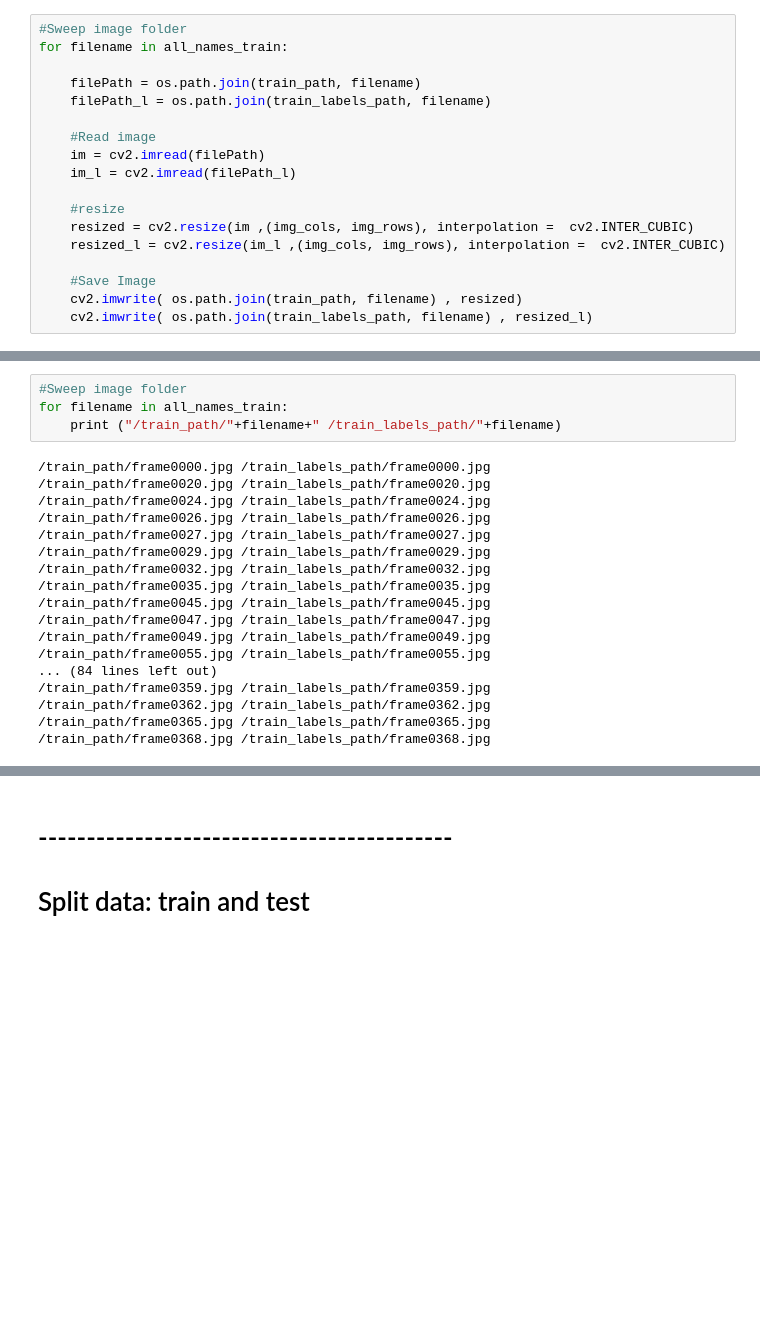
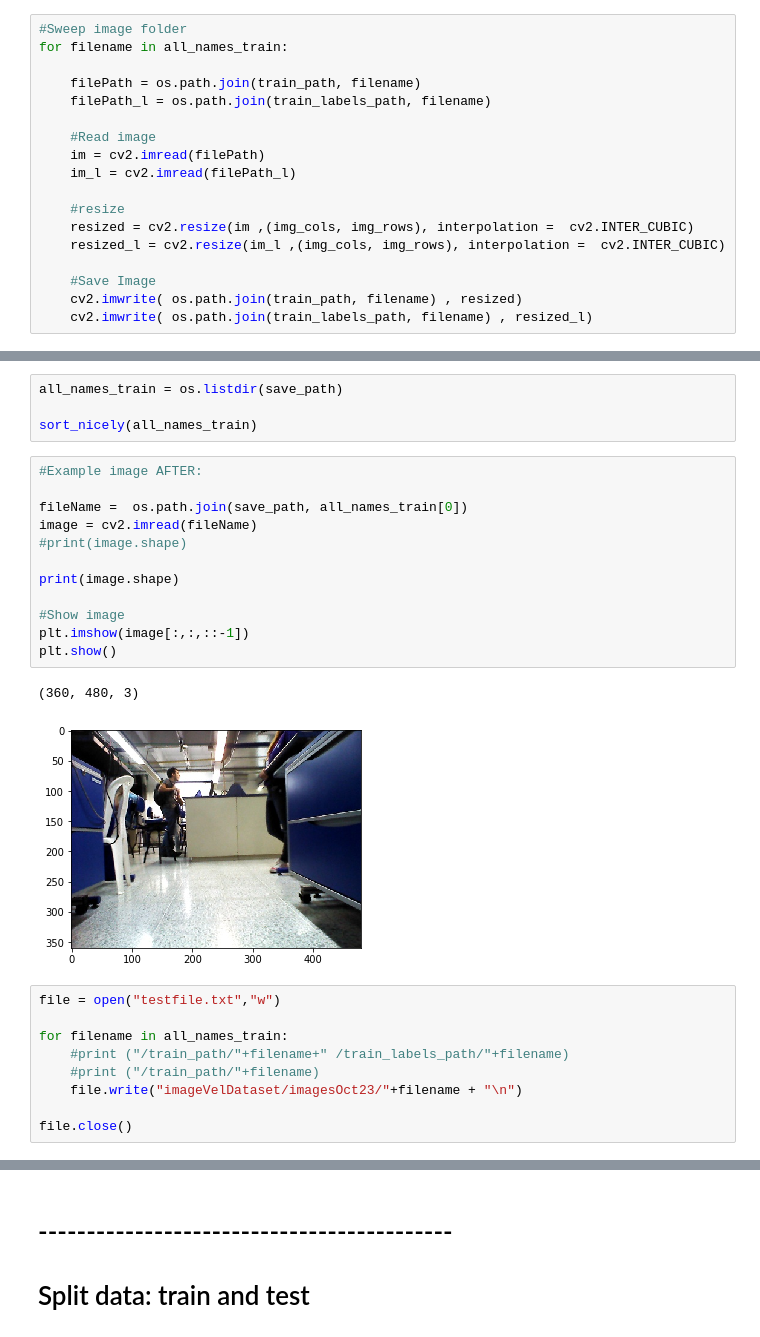
Before and after one commit to mcamila777/Traversability_project, a Jupyter notebook: notebooks/Image_proccesing.ipynb, the cells around one changed output, grey strips where cells are left out. Cells and saved outputs as stored; diff of their text form; blank space fills up the shorter version.

```diff
--- a/notebooks/Image_proccesing.ipynb
+++ b/notebooks/Image_proccesing.ipynb
@@ -264,22 +287,28 @@ for filename in all_names_train:
+# %%
+all_names_train = os.listdir(save_path)
+
+sort_nicely(all_names_train)
+# %%
+#Example image AFTER:
+
+fileName =  os.path.join(save_path, all_names_train[0])
+image = cv2.imread(fileName)
+#print(image.shape)
+
+print(image.shape)
+
+#Show image
+plt.imshow(image[:,:,::-1])
+plt.show()
+# %% [output]
+(360, 480, 3)
+[figure, added]
 # %%
-#Sweep image folder
+file = open("testfile.txt","w")
+
 for filename in all_names_train:
-    print ("/train_path/"+filename+" /train_labels_path/"+filename)
+    #print ("/train_path/"+filename+" /train_labels_path/"+filename)
+    #print ("/train_path/"+filename)
+    file.write("imageVelDataset/imagesOct23/"+filename + "\n")
+
+file.close()
-# %% [output]
-/train_path/frame0000.jpg /train_labels_path/frame0000.jpg
-/train_path/frame0020.jpg /train_labels_path/frame0020.jpg
-/train_path/frame0024.jpg /train_labels_path/frame0024.jpg
-/train_path/frame0026.jpg /train_labels_path/frame0026.jpg
-/train_path/frame0027.jpg /train_labels_path/frame0027.jpg
-/train_path/frame0029.jpg /train_labels_path/frame0029.jpg
-/train_path/frame0032.jpg /train_labels_path/frame0032.jpg
-/train_path/frame0035.jpg /train_labels_path/frame0035.jpg
-/train_path/frame0045.jpg /train_labels_path/frame0045.jpg
-/train_path/frame0047.jpg /train_labels_path/frame0047.jpg
-/train_path/frame0049.jpg /train_labels_path/frame0049.jpg
-/train_path/frame0055.jpg /train_labels_path/frame0055.jpg
-... (84 lines left out)
-/train_path/frame0359.jpg /train_labels_path/frame0359.jpg
-/train_path/frame0362.jpg /train_labels_path/frame0362.jpg
-/train_path/frame0365.jpg /train_labels_path/frame0365.jpg
-/train_path/frame0368.jpg /train_labels_path/frame0368.jpg
```
Also changed, not shown: parts of 21 cells of this notebook, 1 other file.
